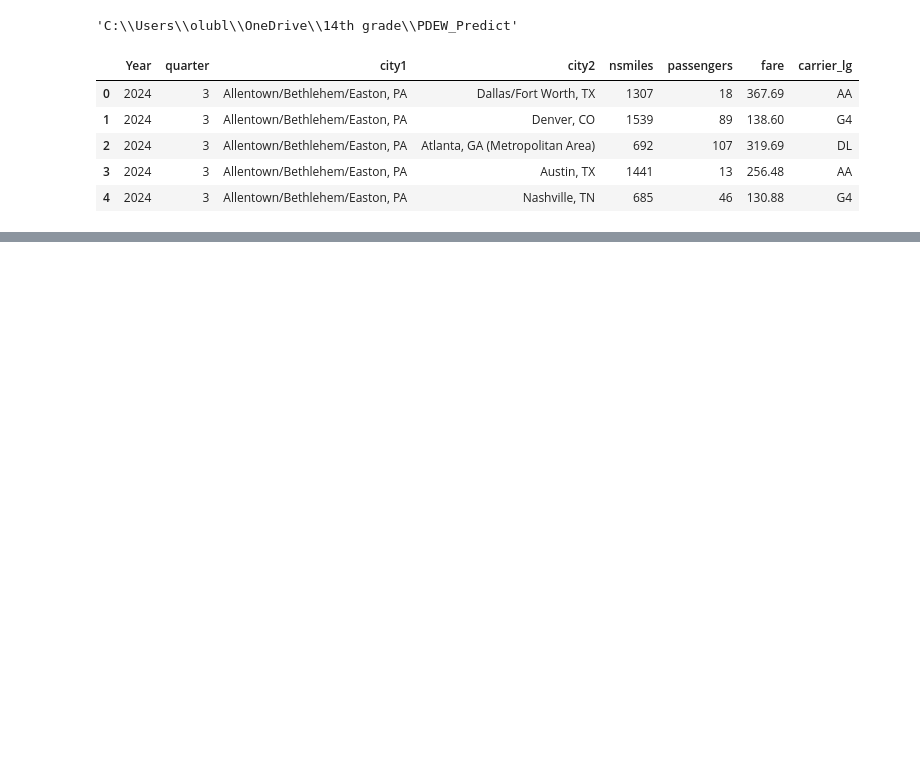
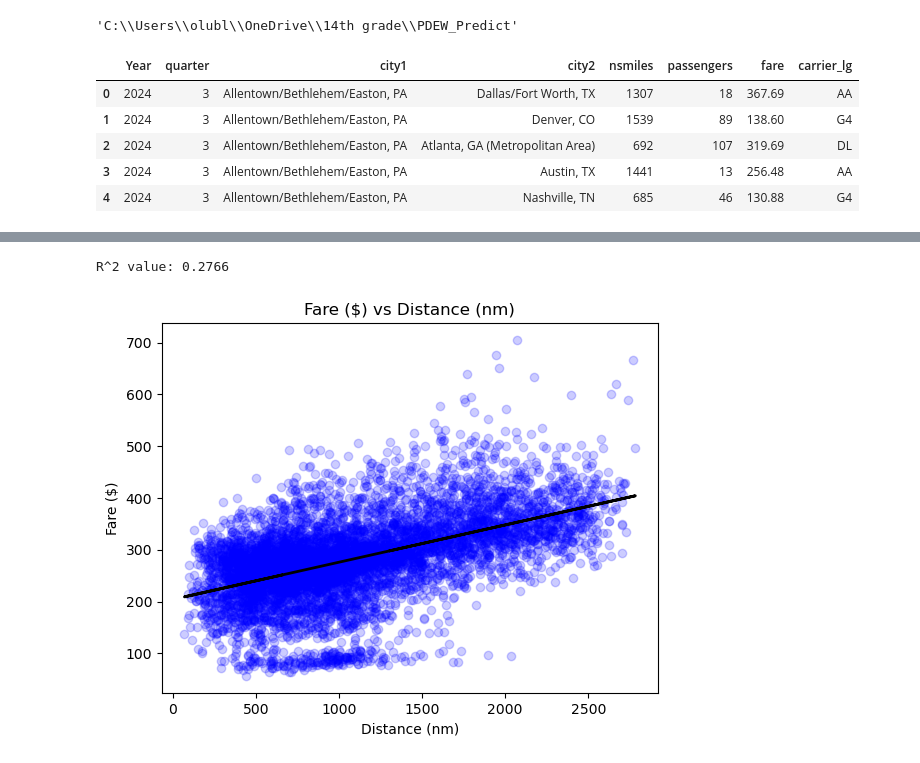
Before and after one commit to olublin/PDEW_Predict, a Jupyter notebook: PDEW_eda.ipynb, the cells around one changed output, grey strips where cells are left out. Saved outputs shown, nothing was run; the diff lists cells and outputs as text; code cells hidden in the pictures; blank space fills up the shorter version.

Commit message:
more data analysis

```diff
--- a/PDEW_eda.ipynb
+++ b/PDEW_eda.ipynb
@@ -19,0 +67,42 @@ all_pdew = all_pdew[['Year','quarter','city1','city2','nsmiles','passengers','fa
+# %%
+#to simplify the data, let's only include the first (primary) city of multiplexed metro areas.
+
+def map_cities(city):
+    #remove the (Metropolitan Area) term
+    to_remove = ' (Metropolitan Area)'
+    simplified = city.replace(to_remove,"")
+
+    #let's extract the state
+    str_split = simplified.split(', ')
+    metro = str_split[0]
+    state = str_split[1]
+
+    #now we only take the first city named
+    primary = metro.split('/')[0]
+    return primary + ", " + state
+# %%
+all_pdew['city1'] = all_pdew['city1'].apply(map_cities)
+all_pdew['city2'] = all_pdew['city2'].apply(map_cities)
+# %%
+#linear regression on fare vs distance
+
+x = all_pdew['nsmiles'].values    #predictor variable
+y = all_pdew['fare'].values       #response variable
+
+#we need to reshape the predictor variable from an array to a column vector
+X = x.reshape(-1, 1)
+
+model = linear_model.LinearRegression()
+model.fit(X,y)
+
+plt.scatter(X,y,color='blue',alpha=0.2)
+plt.plot(X,model.predict(X),color='black',linewidth='2')           #this plots the least squares regression line
+plt.title('Fare ($) vs Distance (nm)')
+plt.xlabel('Distance (nm)')
+plt.ylabel('Fare ($)')
+
+#let's get the r^2 value also
+print(f'R^2 value: {model.score(X,y):.4}')
+# %% [output]
+R^2 value: 0.2766
+[figure, added]
```
Also changed, not shown: parts of 9 cells of this notebook.
